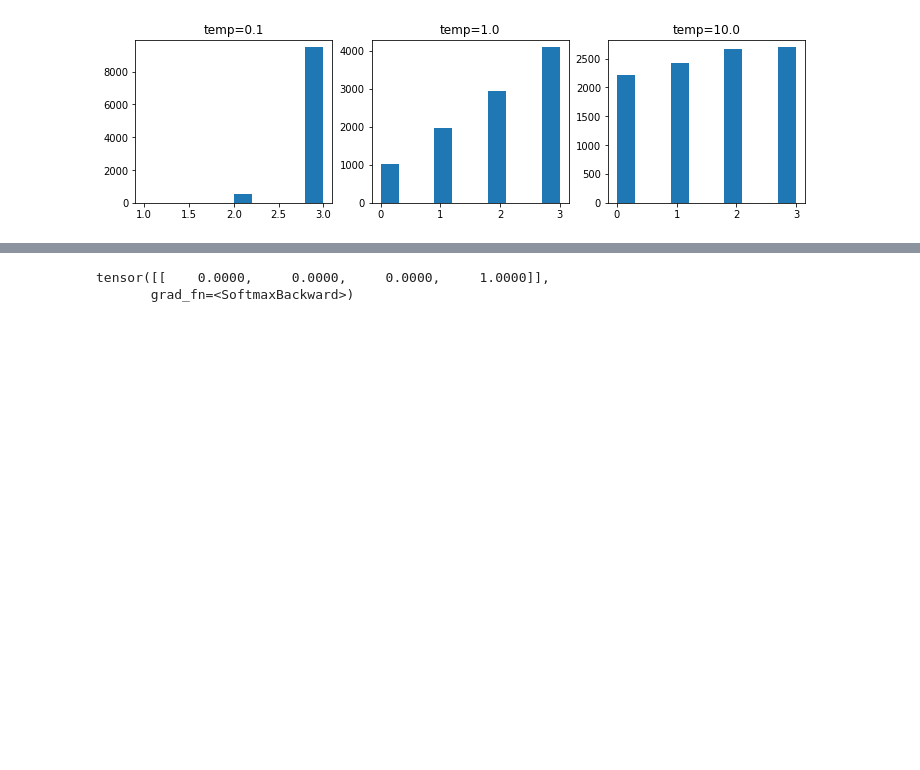
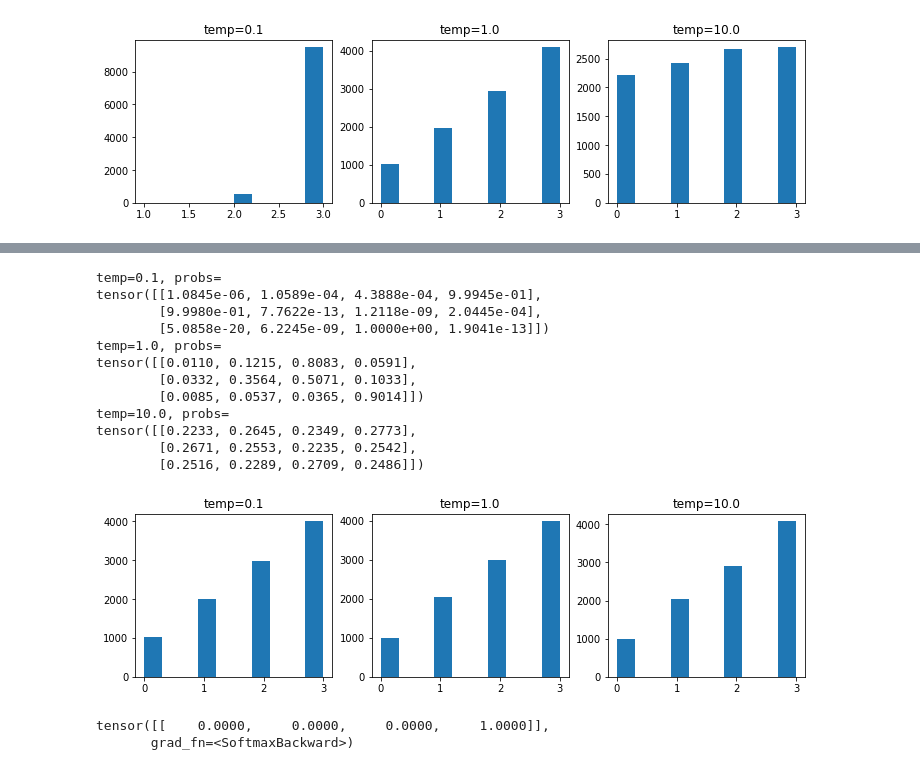
Before and after one commit to dugu9sword/mlvis, a Jupyter notebook: gumbel.ipynb, the cells around one changed output, grey strips where cells are left out. Drawn from its saved outputs; the diff is of its cells as text; code cells hidden in the pictures; blank space fills up the shorter version.

Commit message:
gumbel

```diff
--- a/gumbel.ipynb
+++ b/gumbel.ipynb
@@ -160,3 +170,27 @@ tensor([[0.2306, 0.2471, 0.2574, 0.2649],
+# %%
+plt.figure(figsize=(12, 3))
+for tid, temp in enumerate([0.1, 1.0, 10.0]):
+    probs = gumbel_softmax(logits.expand(10000, -1), temp)  # -> 10000 个不同的分布
+    print(f"temp={temp}, probs=\n{probs[:3]}")
+    samples = probs.argmax(-1).numpy()
+    # samples = random_choice_prob_index(probs.numpy())
+    plt.subplot(1, 3, tid + 1)
+    plt.hist(samples)
+    plt.title(f"temp={temp}")
+# %% [output]
+temp=0.1, probs=
+tensor([[1.0845e-06, 1.0589e-04, 4.3888e-04, 9.9945e-01],
+        [9.9980e-01, 7.7622e-13, 1.2118e-09, 2.0445e-04],
+        [5.0858e-20, 6.2245e-09, 1.0000e+00, 1.9041e-13]])
+temp=1.0, probs=
+tensor([[0.0110, 0.1215, 0.8083, 0.0591],
+        [0.0332, 0.3564, 0.5071, 0.1033],
+        [0.0085, 0.0537, 0.0365, 0.9014]])
+temp=10.0, probs=
+tensor([[0.2233, 0.2645, 0.2349, 0.2773],
+        [0.2671, 0.2553, 0.2235, 0.2542],
+        [0.2516, 0.2289, 0.2709, 0.2486]])
+[figure, added]
 # %%
 # 设置一个小的 temperature 可以模拟采样（one-hot），且很接近真实分布
 print(gumbel_softmax(logits, 0.05))
```
Also changed, not shown: parts of 2 cells of this notebook, 1 other file.
